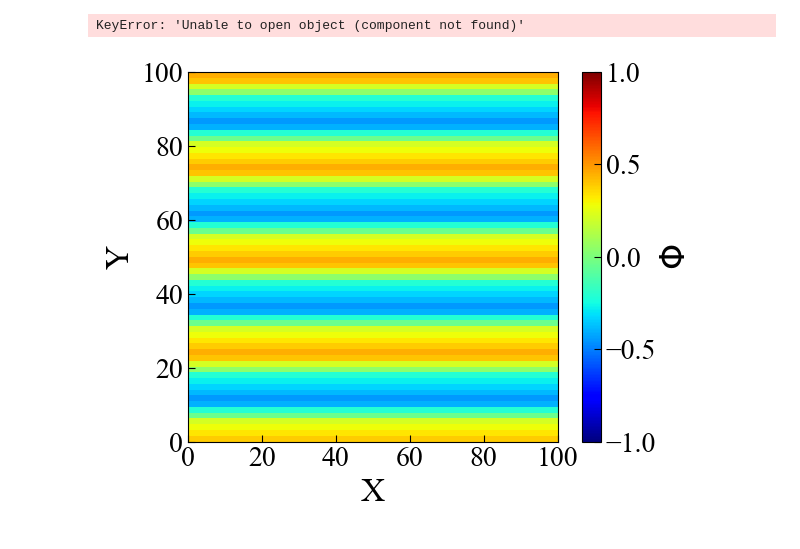
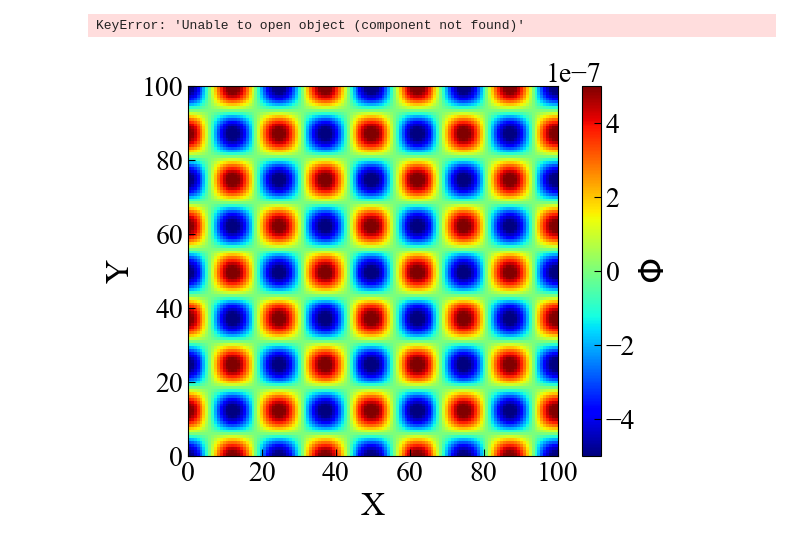
Before and after one commit to maedarn/code_tohoku, a Jupyter notebook: py/plot3Dto2D .ipynb, the cells around one changed output. Drawn from its saved outputs; the diff is of its cells as text; code cells hidden in the pictures.

```diff
--- a/py/plot3Dto2D .ipynb
+++ b/py/plot3Dto2D .ipynb
@@ -176,13 +176,14 @@ plt.show()
 # %% [output]
 KeyError: 'Unable to open object (component not found)'
 # %%
-i = 1
-nmesh=64.0
+i = 5
+nmesh=128.0
 #dir1  = '/Users/maedarn/Dropbox/analysis/cluster formation by HI cloud collision/multipole/test-dist/d0100/'
-dir1  = '/Users/maedarn/Dropbox/analysis/gravity_solver/telegraph/test-tel/wv-propagation/pfm064x/'
+dir1  = '/Users/maedarn/Dropbox/analysis/gravity_solver/telegraph/test-tel/wv-propagation/pfmdmesh0128sc-wv/'
 
 folder1="Phiwv"  #+ str(np.int(sample_frequency))
-folder2="Phigrdwv"  #+ str(np.int(sample_frequency))
+folder2="Phiexa"#"Phigrdwv"  #+ str(np.int(sample_frequency))
+
 
 #h5file1 = h5py.File(dir1+'NNNAllHDF'+"%03.f"%(i)+'.h5',"r")
 with h5py.File(dir1+'QAllHDF'+"%03.f"%(i)+'.h5',"r") as f:
@@ -193,13 +194,13 @@ with h5py.File(dir1+'QAllHDF'+"%03.f"%(i)+'.h5',"r") as f:
 #Phiexa1 = h5file1[folder2+"/Rho"].value
 
     Phiwv1to1= f[folder1+"/Phiwv1"]
-    Phiexa1 = f[folder2+"/Phigrdwv1"]
+    Phiexa1 = f[folder2+"/Phiexa"]#"/Phigrdwv1"]
 
     data01_3D= Phiwv1to1[()]
     data02_3D=Phiexa1[()]
 
     data01=Phiwv1to1[:,:,1]
-    data02=Phiexa1[:,:,1]
+    data02=Phiexa1[:,:,1]/16.0
 
     data01_1D=Phiwv1to1[:,1,1]
     data02_1D=Phiexa1[:,1,1]
@@ -208,7 +209,7 @@ with h5py.File(dir1+'QAllHDF'+"%03.f"%(i)+'.h5',"r") as f:
 with h5py.File(dir1+'QAllHDF'+"%03.f"%(i+1)+'.h5',"r") as f1:
 
     Phiwv1to1n= f1[folder1+"/Phiwv1"]
-    Phiexa1n = f1[folder2+"/Phigrdwv1"]
+    Phiexa1n = f1[folder2+"/Phiexa"]#"/Phigrdwv1"]"/Phigrdwv1"]
 
     data01_3Dn= Phiwv1to1n[()]
     data02_3Dn=Phiexa1n[()]
@@ -247,35 +248,35 @@ plt.rcParams["font.size"] = 20                       #フォントの大きさ
 
 x = np.arange(0.0, 100.1, 100.0/nmesh)
 y = np.arange(0.0, 100.1, 100.0/nmesh)
-plt.pcolormesh(x,y,datan, cmap='jet') # 等高線図の生成。cmapで色付けの規則を指定する。
+plt.pcolormesh(x,y,data01, cmap='jet') # 等高線図の生成。cmapで色付けの規則を指定する。
 
 
-plt.clim(-1.0, 1.00000)
+plt.clim(-0.0000005, 0.0000005)
 pp=plt.colorbar (orientation="vertical") # カラーバーの表示 "vertical"
 pp.set_label("$\Phi$", fontsize=24) #カラーバーのラベル
 plt.xlim([-0.0, 100.0]) # x方向の描画範囲を指定
 plt.ylim([-0.0, 100.0]) # y方向の描画範囲を指定
 plt.xlabel('X', fontsize=24)
 plt.ylabel('Y', fontsize=24)
 plt.xticks(np.arange(0, 101, step=20))
 plt.yticks(np.arange(0, 101, step=20))
 #fig = plt.figure(figsize=(5, 5))
 #ax.set_aspect('equal', adjustable='box')
 #quadmesh.set_clim(vmin=0, vmax=15)
 #plt.axes().set_aspect('equal', 'datalim')
 plt.gca().set_aspect('equal')
 
 
 
 #pp = PdfPages('/Users/maeda/Desktop/phi'+"%03.f"%(i)+'.pdf')
 pp = PdfPages('/Users/maedarn/Desktop/phierr.pdf')
 # 画像をPDFとして保存する
 pp.savefig(fig, bbox_inches='tight')
 # PDFの保存終了
 pp.close()
 
 
 plt.show()
 # %% [output]
-[figure, old version]
+[figure, new version]
 # %%
```
Also changed, not shown: parts of 1 cell of this notebook, 4 other files.
